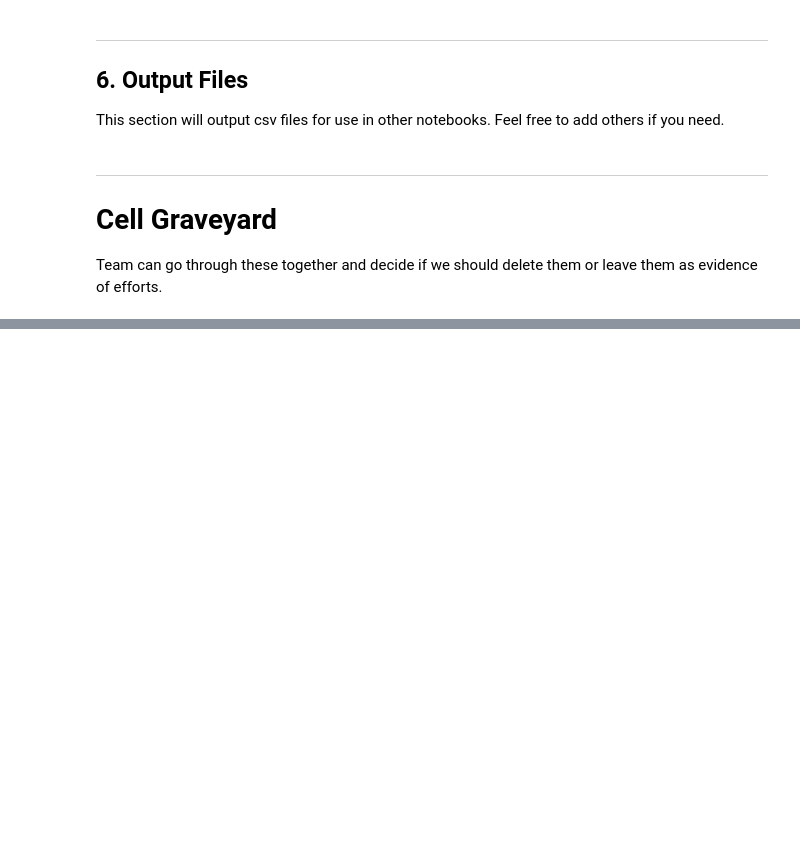
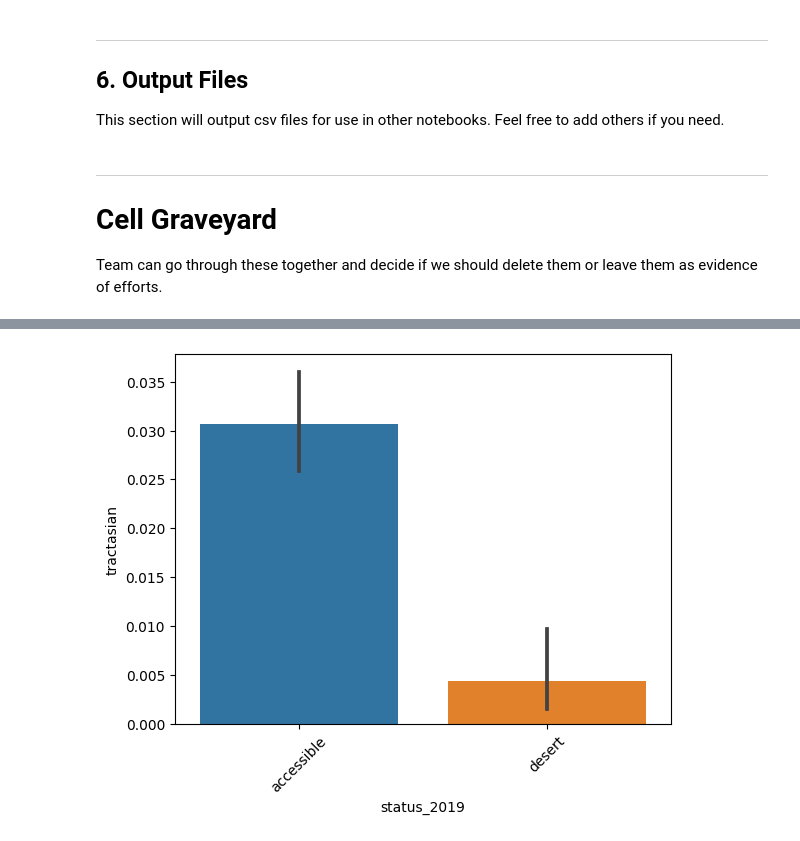
Before and after one commit to derryzrli/food-insecurity-analysis, a Jupyter notebook: code/01_cleaning.ipynb, the cells around one changed output, grey strips where cells are left out. Saved outputs shown, nothing was run; the diff lists cells and outputs as text; code cells hidden in the pictures; blank space fills up the shorter version.

```diff
--- a/code/01_cleaning.ipynb
+++ b/code/01_cleaning.ipynb
@@ -683,0 +744,5 @@ Team can go through these together and decide if we should delete them or leave
+# %%
+sns.barplot(x=df_small['status_2019'], y=df_small['tractasian'])
+plt.xticks(rotation=45);
+# %% [output]
+[figure, added]
```
Also changed, not shown: parts of 19 cells of this notebook.
